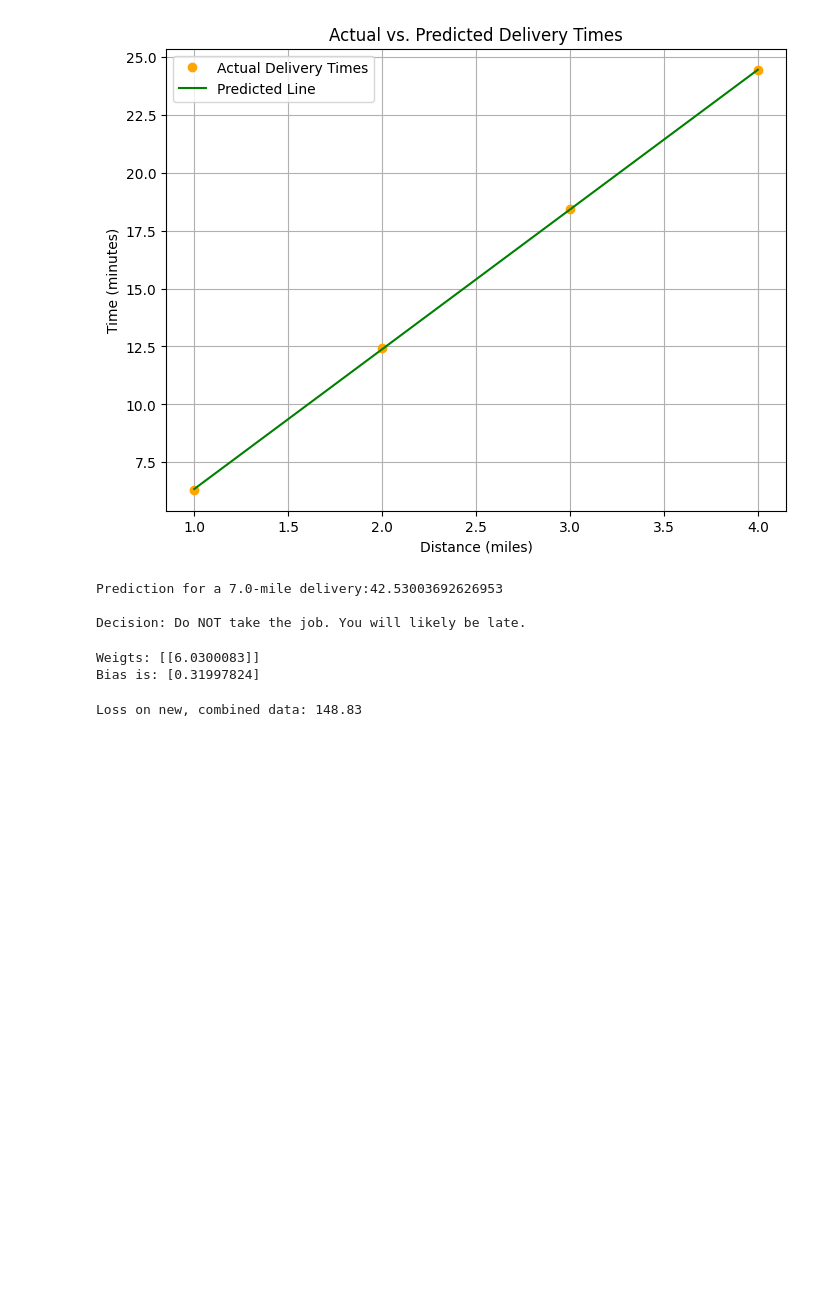
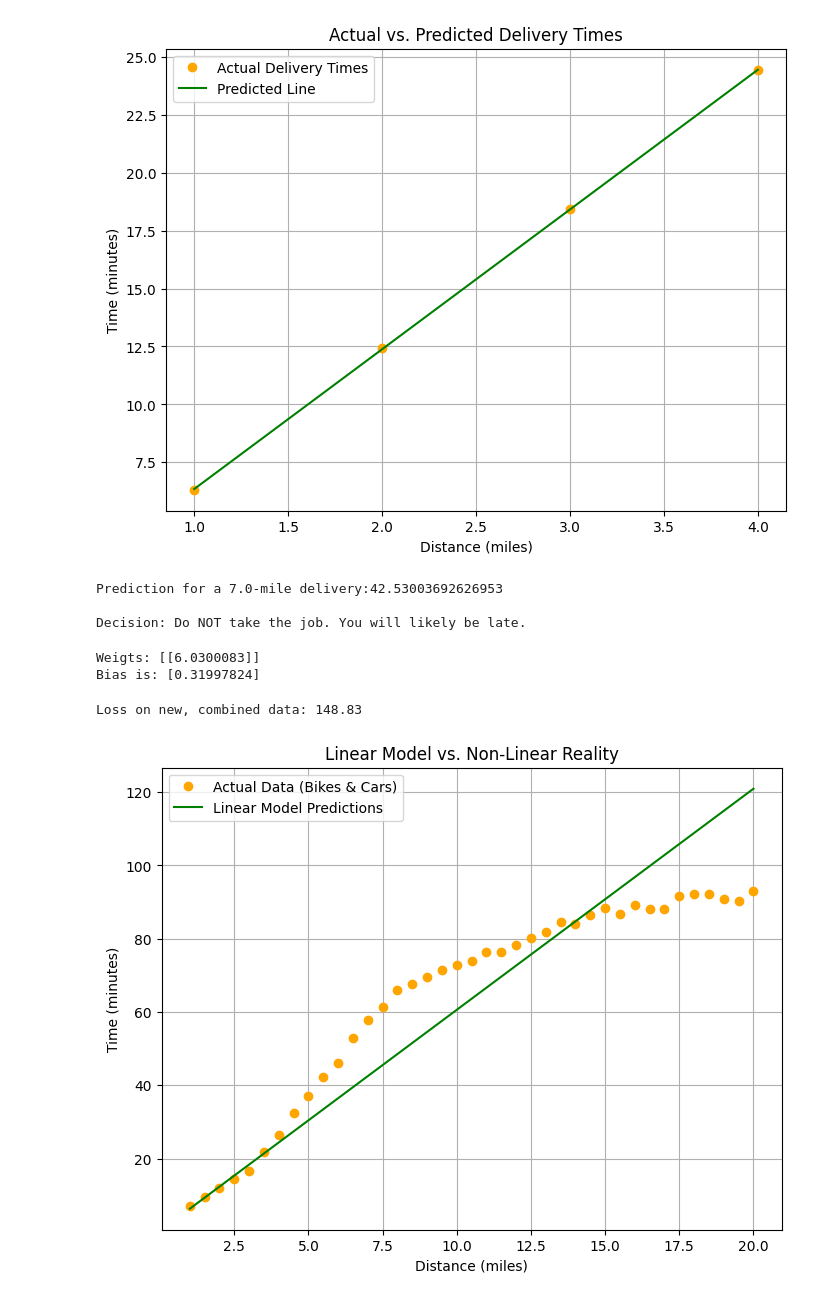
Before and after one commit to keshav20004/AI-Pytorch, a Jupyter notebook: Pytorch.ipynb, the cells around one changed output. Drawn from its saved outputs; the diff is of its cells as text; code cells hidden in the pictures; blank space fills up the shorter version.

```diff
--- a/Pytorch.ipynb
+++ b/Pytorch.ipynb
@@ -186,3 +186,7 @@ with torch.no_grad():
 print(f"Loss on new, combined data: {new_loss.item():.2f}")
 # %% [output]
 Loss on new, combined data: 148.83
+# %%
+plot_nonlinear_comparison(model, new_distances, new_times)
+# %% [output]
+[figure, added]
```
